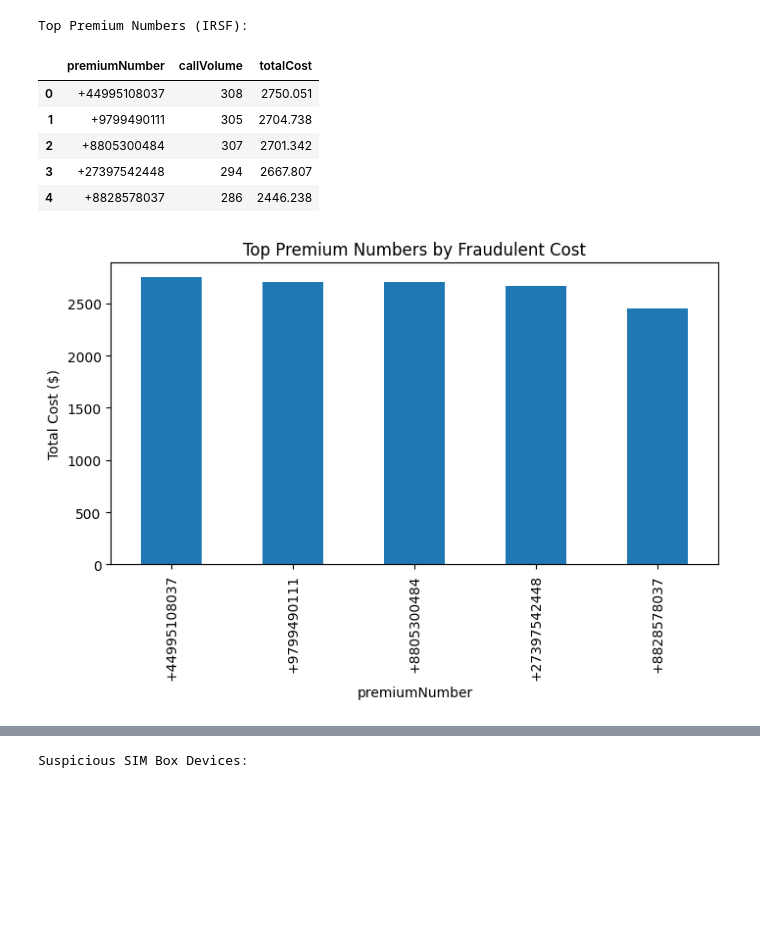
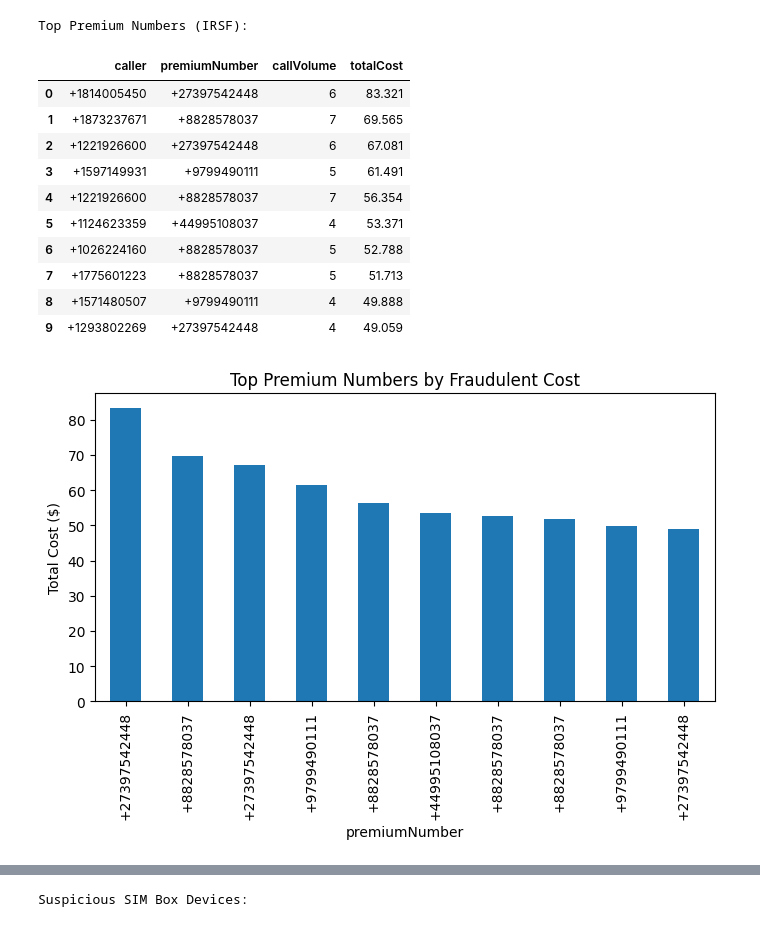
Before and after one commit to marora/neo4j-telco-fraud-demo, a Jupyter notebook: fraud_analysis.ipynb, the cells around one changed output, grey strips where cells are left out. Cells and saved outputs as stored; diff of their text form; code cells hidden in the pictures; blank space fills up the shorter version.

```diff
--- a/fraud_analysis.ipynb
+++ b/fraud_analysis.ipynb
@@ -31,37 +31,55 @@ def run_query(query: str) -> pd.DataFrame:
 # %%
 # ----------------------------
 # 2. IRSF Detection
+# Goal: Identify top callers generating traffic to premium destinations (IRSF pattern)
+# Context: Fraudsters generate artificial traffic to high-cost premium-rate numbers (e.g., +882, +979, +44-9xxx).
+# Carriers are left with inflated bills — a hallmark of International Revenue Share Fraud.
+#
+# SQL Way:
+# SELECT caller, callee, COUNT(*) AS call_volume, SUM(cost) AS total_cost
+# FROM cdrs
+# WHERE callee_country = 'PREMIUM'
+# GROUP BY caller, callee
+# ORDER BY total_cost DESC
+# LIMIT 10;
 # ----------------------------
 irsf_query = """
 MATCH (n:PhoneNumber)-[c:CALLS]->(p:PhoneNumber)
 WHERE c.callee_country = "PREMIUM"
-RETURN p.number AS premiumNumber,
-       count(c) AS callVolume,
-       sum(c.cost) AS totalCost
+RETURN
+        n.number AS caller,
+        p.number AS premiumNumber,
+        count(c) AS callVolume,
+        sum(c.cost) AS totalCost
 ORDER BY totalCost DESC
 LIMIT 10
 """
 
 df_irsf = run_query(irsf_query)
 print("Top Premium Numbers (IRSF):")
 display(df_irsf)
 
 if df_irsf.empty:
     print("No IRSF fraud detected in dataset.")
 else:
     df_irsf.plot(kind="bar", x="premiumNumber", y="totalCost", legend=False,
                  title="Top Premium Numbers by Fraudulent Cost", figsize=(8,4))
     plt.ylabel("Total Cost ($)")
     plt.show()
 # %% [output]
 Top Premium Numbers (IRSF):
-|  | premiumNumber | callVolume | totalCost |
-| 0 | +44995108037 | 308 | 2750.051 |
-| 1 | +9799490111 | 305 | 2704.738 |
-| 2 | +8805300484 | 307 | 2701.342 |
-| 3 | +27397542448 | 294 | 2667.807 |
-| 4 | +8828578037 | 286 | 2446.238 |
+|  | caller | premiumNumber | callVolume | totalCost |
+| 0 | +1814005450 | +27397542448 | 6 | 83.321 |
+| 1 | +1873237671 | +8828578037 | 7 | 69.565 |
+| 2 | +1221926600 | +27397542448 | 6 | 67.081 |
+| 3 | +1597149931 | +9799490111 | 5 | 61.491 |
+| 4 | +1221926600 | +8828578037 | 7 | 56.354 |
+| 5 | +1124623359 | +44995108037 | 4 | 53.371 |
+| 6 | +1026224160 | +8828578037 | 5 | 52.788 |
+| 7 | +1775601223 | +8828578037 | 5 | 51.713 |
+| 8 | +1571480507 | +9799490111 | 4 | 49.888 |
+| 9 | +1293802269 | +27397542448 | 4 | 49.059 |
-[figure, old version]
+[figure, new version]
 # %%
 # ----------------------------
 # 3. Wangiri Detection
```
Also changed, not shown: parts of 1 cell of this notebook, 3 other files.
